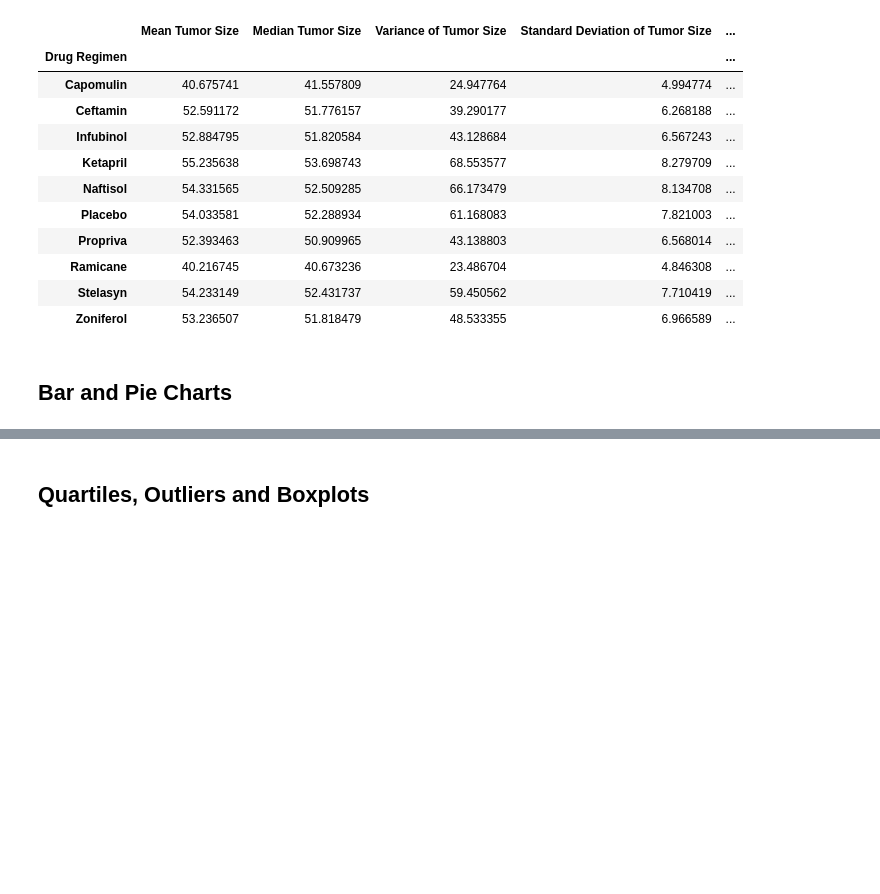
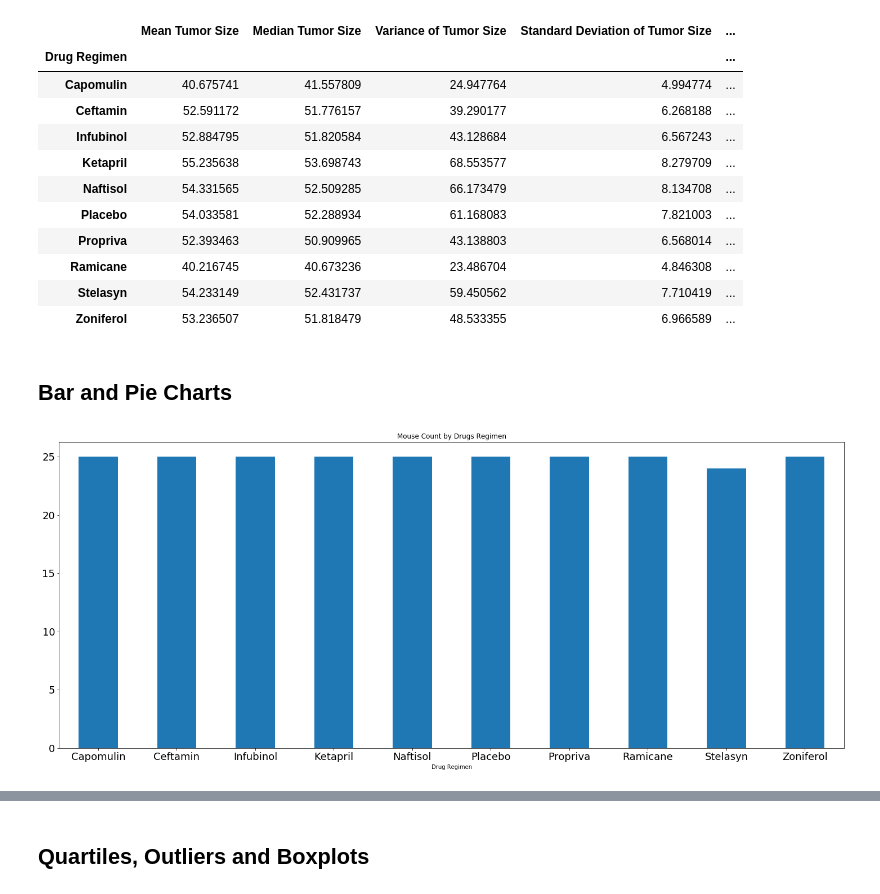
Before and after one commit to DiamondN97/matplotlib, a Jupyter notebook: pymaceuticals_starter.ipynb, the cells around one changed output, grey strips where cells are left out. Saved outputs shown, nothing was run; the diff lists cells and outputs as text; code cells hidden in the pictures; blank space fills up the shorter version.

Commit message:
got to pie plots

```diff
--- a/pymaceuticals_starter.ipynb
+++ b/pymaceuticals_starter.ipynb
@@ -116,3 +117,6 @@ summary_statistics
 ## Bar and Pie Charts
 # %%
 # Generate a bar plot showing the total number of mice for each treatment throughout the course of the study using pandas.
+mouse_graph_pandas = mouse_metadata.groupby("Drug Regimen").count()['Mouse ID'].plot(kind = 'bar', figsize = (25,10), title = "Mouse Count by Drugs Regimen", rot = 0, fontsize=18)
+# %% [output]
+[figure, added]
```
Also changed, not shown: parts of 9 cells of this notebook.
